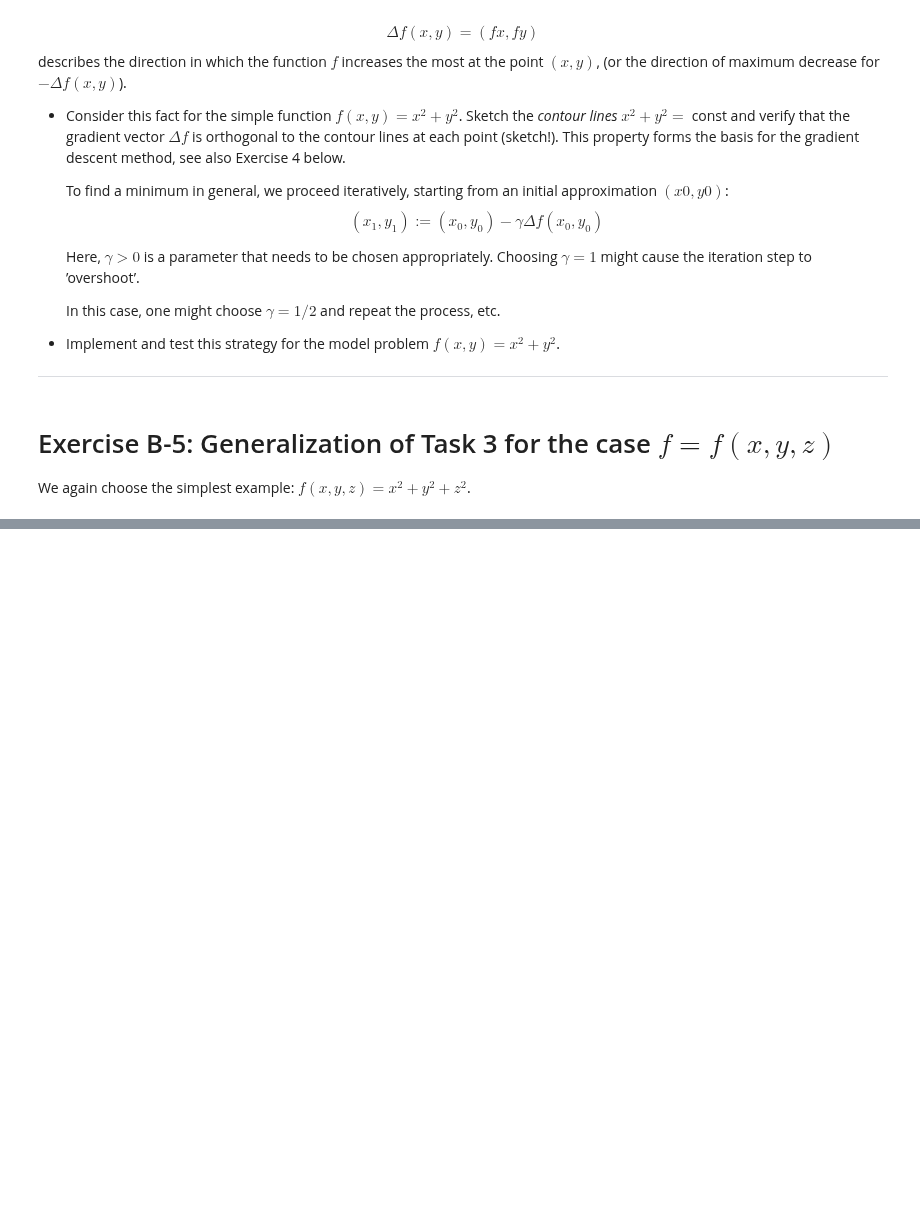
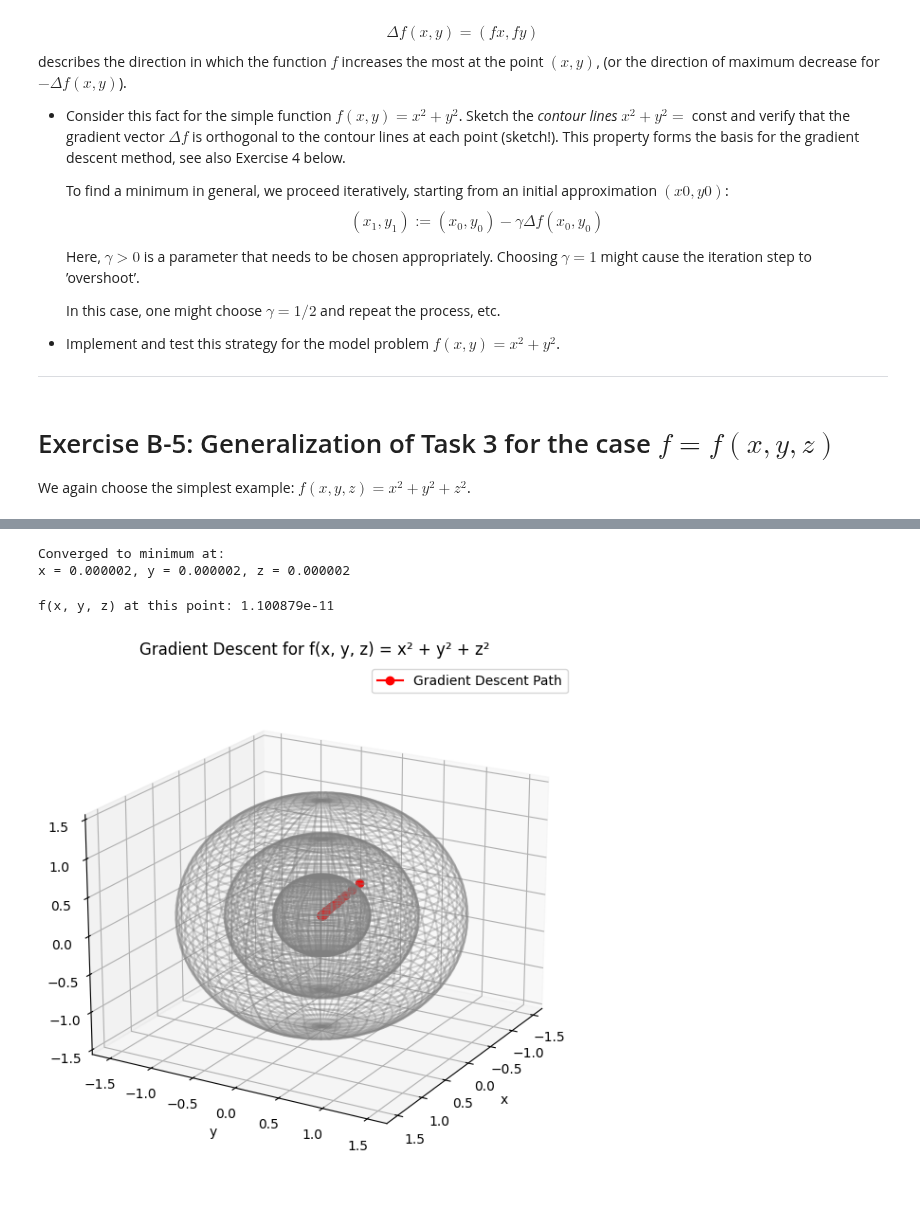
Before and after one commit to HackXIt/MAI-NUM-course, a Jupyter notebook: b-exercise5/b_exercise5.ipynb, the cells around one changed output, grey strips where cells are left out. Cells and saved outputs as stored; diff of their text form; code cells hidden in the pictures; blank space fills up the shorter version.

```diff
--- a/b-exercise5/b_exercise5.ipynb
+++ b/b-exercise5/b_exercise5.ipynb
@@ -26,0 +122,58 @@ We again choose the simplest example: $f(x, y, z) = x^2 + y^2 + z^2$.
+# %%
+# Define the function f(x, y, z) = x^2 + y^2 + z^2
+def f_3d(x, y, z):
+    return x**2 + y**2 + z**2
+
+def grad_f_3d(x, y, z):
+    return 2*x, 2*y, 2*z
+# %%
+# Initial point and parameters
+x0, y0, z0 = 1.0, 1.0, 1.0  # Start from (1,1,1)
+gamma = 0.1                 # Learning rate
+# %%
+# Perform gradient descent
+x_hist_3d, y_hist_3d, z_hist_3d = gradient_descent_3d(f_3d, grad_f_3d, x0, y0, z0, gamma)
+# %%
+print("Converged to minimum at:")
+print(f"x = {x_hist_3d[-1]:.6f}, y = {y_hist_3d[-1]:.6f}, z = {z_hist_3d[-1]:.6f}")
+# %% [output]
+Converged to minimum at:
+x = 0.000002, y = 0.000002, z = 0.000002
+# %%
+# Verify that f at this point is indeed minimal
+final_value = f_3d(x_hist_3d[-1], y_hist_3d[-1], z_hist_3d[-1])
+print(f"f(x, y, z) at this point: {final_value:.6e}")
+# %% [output]
+f(x, y, z) at this point: 1.100879e-11
+# %%
+# Visualization
+fig = plt.figure(figsize=(8, 6))
+ax = fig.add_subplot(111, projection='3d')
+
+# Plot a few spherical level sets (like contours)
+radii = [0.5, 1.0, 1.5]  # radii for spheres
+u = np.linspace(0, 2*np.pi, 50)
+v = np.linspace(0, np.pi, 50)
+
+for r in radii:
+    x_sphere = r * np.outer(np.cos(u), np.sin(v))
+    y_sphere = r * np.outer(np.sin(u), np.sin(v))
+    z_sphere = r * np.outer(np.ones_like(u), np.cos(v))
+    # Plot the wireframe for the sphere contour
+    ax.plot_wireframe(x_sphere, y_sphere, z_sphere, color='gray', alpha=0.3)
+
+# Plot the gradient descent path
+ax.plot(x_hist_3d, y_hist_3d, z_hist_3d, 'ro-', label="Gradient Descent Path")
+
+ax.set_xlabel("x")
+ax.set_ylabel("y")
+ax.set_zlabel("z")
+ax.set_title("Gradient Descent for f(x, y, z) = x² + y² + z²")
+
+# Adjust the viewing angle for better visualization
+ax.view_init(elev=20, azim=30)
+ax.legend()
+plt.tight_layout()
+plt.show()
+# %% [output]
+[figure, added]
```
Also changed, not shown: parts of 4 cells of this notebook.
